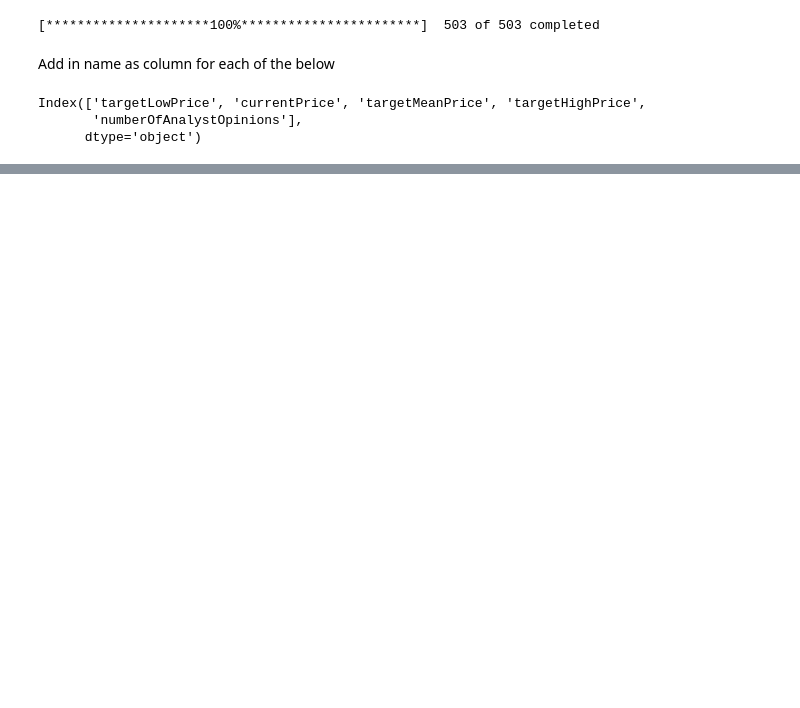
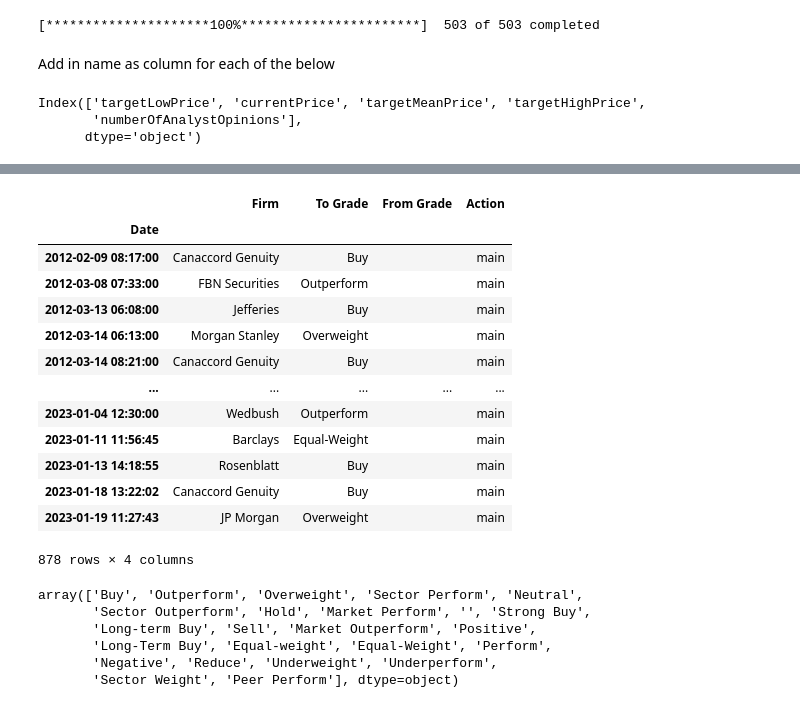
Before and after one commit to BenBowring/OptionSite, a Jupyter notebook: yahoo_create.ipynb, the cells around one changed output, grey strips where cells are left out. Cells and saved outputs as stored; diff of their text form; code cells hidden in the pictures; blank space fills up the shorter version.

```diff
--- a/yahoo_create.ipynb
+++ b/yahoo_create.ipynb
@@ -124,0 +128,26 @@ df_analysts
+# %%
+tick
+# %% [output]
+|  | Firm | To Grade | From Grade | Action |
+| Date |  |  |  |  |
+| 2012-02-09 08:17:00 | Canaccord Genuity | Buy |  | main |
+| 2012-03-08 07:33:00 | FBN Securities | Outperform |  | main |
+| 2012-03-13 06:08:00 | Jefferies | Buy |  | main |
+| 2012-03-14 06:13:00 | Morgan Stanley | Overweight |  | main |
+| 2012-03-14 08:21:00 | Canaccord Genuity | Buy |  | main |
+| ... | ... | ... | ... | ... |
+| 2023-01-04 12:30:00 | Wedbush | Outperform |  | main |
+| 2023-01-11 11:56:45 | Barclays | Equal-Weight |  | main |
+| 2023-01-13 14:18:55 | Rosenblatt | Buy |  | main |
+| 2023-01-18 13:22:02 | Canaccord Genuity | Buy |  | main |
+| 2023-01-19 11:27:43 | JP Morgan | Overweight |  | main |
+878 rows × 4 columns
+# %%
+tick['To Grade'].unique()
+# %% [output]
+array(['Buy', 'Outperform', 'Overweight', 'Sector Perform', 'Neutral',
+       'Sector Outperform', 'Hold', 'Market Perform', '', 'Strong Buy',
+       'Long-term Buy', 'Sell', 'Market Outperform', 'Positive',
+       'Long-Term Buy', 'Equal-weight', 'Equal-Weight', 'Perform',
+       'Negative', 'Reduce', 'Underweight', 'Underperform',
+       'Sector Weight', 'Peer Perform'], dtype=object)
```
Also changed, not shown: parts of 13 cells of this notebook.
